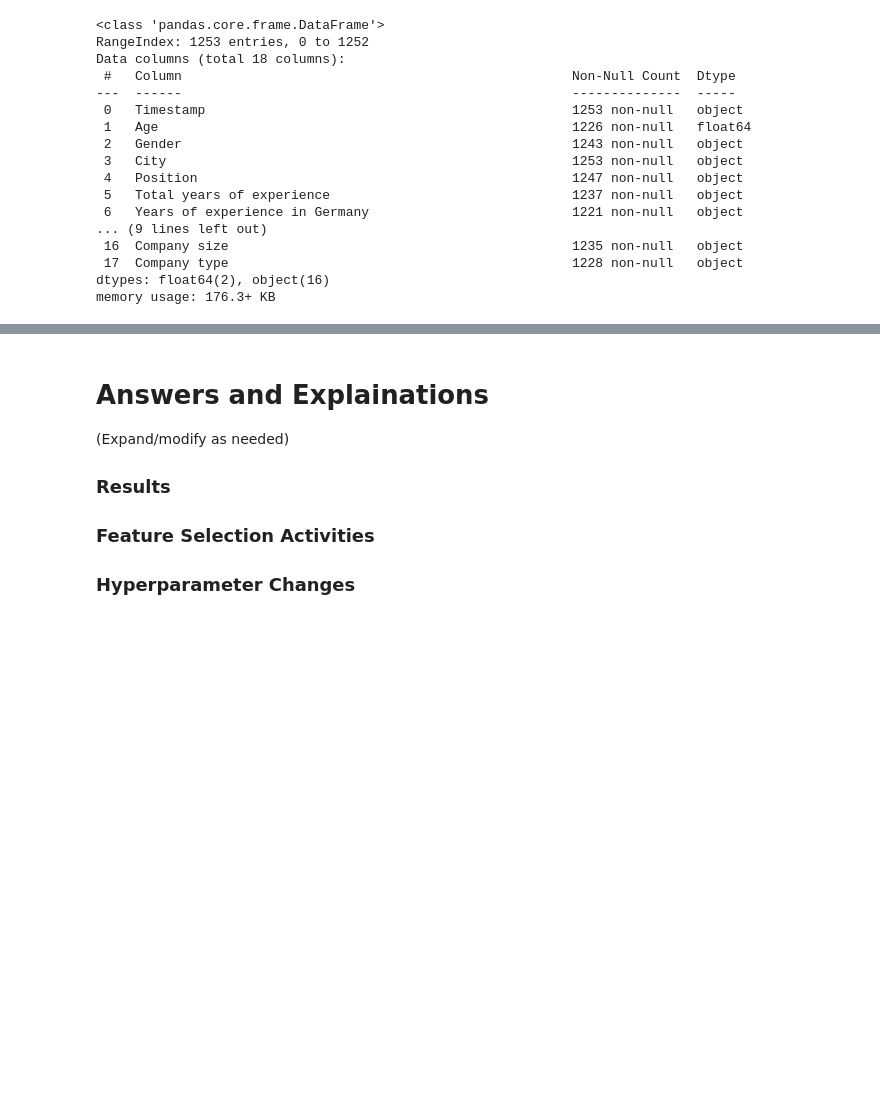
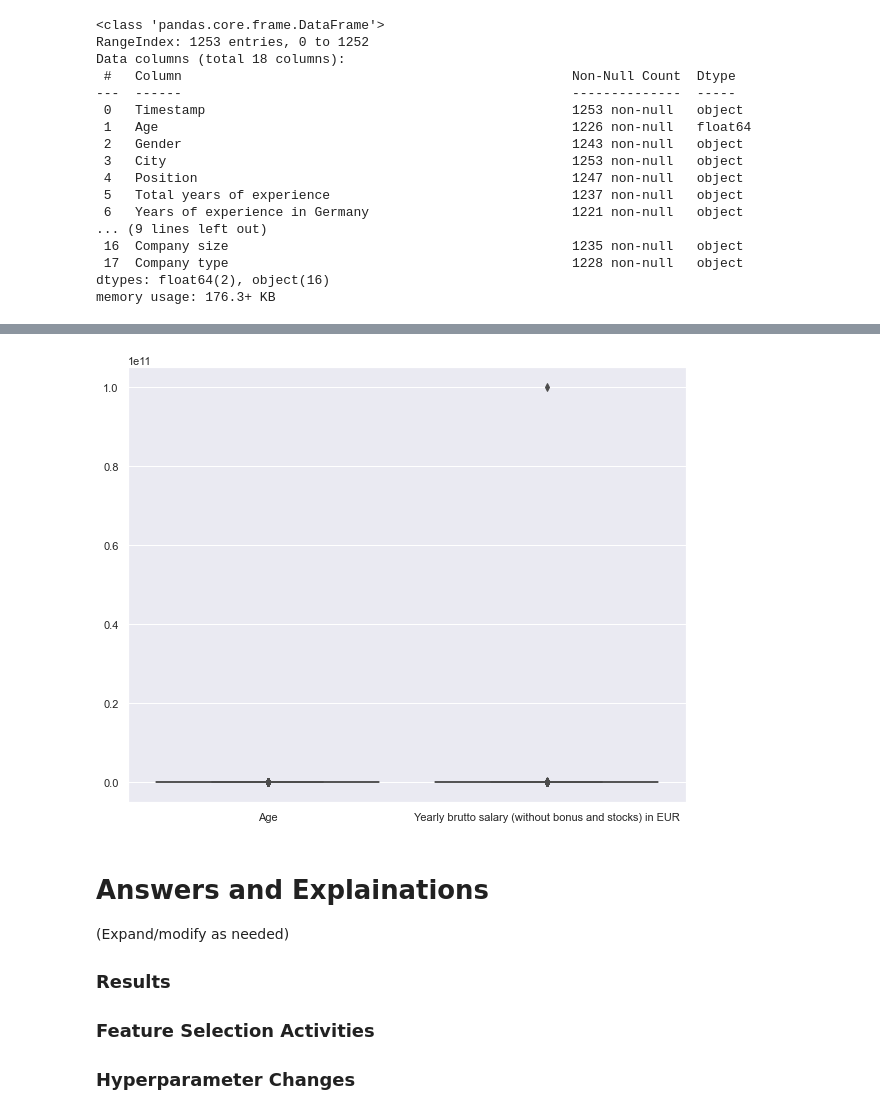
Before and after one commit to SidhST12/ItML_Asn_2_Students, a Jupyter notebook: assignment_2_start.ipynb, the cells around one changed output, grey strips where cells are left out. Cells and saved outputs as stored; diff of their text form; code cells hidden in the pictures; blank space fills up the shorter version.

```diff
--- a/assignment_2_start.ipynb
+++ b/assignment_2_start.ipynb
@@ -107,0 +207,24 @@ Name: Other technologies/programming languages you use often, Length: 562, dtype
+# %%
+#Imputing for categorical variables, filling the missing values with the mode of the data.
+df['Gender']=df['Gender'].fillna(df['Gender'].mode()[0])
+df['Position ']=df['Position '].fillna(df['Position '].mode()[0])
+df['Total years of experience']=df['Total years of experience'].fillna(df['Total years of experience'].mode()[0])
+df['Seniority level']=df['Seniority level'].fillna(df['Seniority level'].mode()[0])
+df['Your main technology / programming language']=df['Your main technology / programming language'].fillna(df['Your main technology / programming language'].mode()[0])
+df['Other technologies/programming languages you use often']=df['Other technologies/programming languages you use often'].fillna(df['Other technologies/programming languages you use often'].mode()[0])
+df['Yearly bonus + stocks in EUR']=df['Yearly bonus + stocks in EUR'].fillna(df['Yearly bonus + stocks in EUR'].mode()[0])
+df['Number of vacation days']=df['Number of vacation days'].fillna(df['Number of vacation days'].mode()[0])
+df['Employment status']=df['Employment status'].fillna(df['Employment status'].mode()[0])
+df['Сontract duration']=df['Сontract duration'].fillna(df['Сontract duration'].mode()[0])
+df['Main language at work']=df['Main language at work'].fillna(df['Main language at work'].mode()[0])
+df['Company size']=df['Company size'].fillna(df['Company size'].mode()[0])
+df['Company type']=df['Company type'].fillna(df['Company type'].mode()[0])
+# %%
+#Imputing numerical variables, filling the missing values with Mean of the data.
+df['Age']=df['Age'].fillna(df['Age'].mean())
+# %%
+# Drop the timestamp as it is irrelevant
+df=df.drop(['Timestamp'],axis=1)
+# %%
+# Drop the 'Years of experience in Germany' as it is irrelevant
+df=df.drop(['Years of experience in Germany'],axis=1)
@@ -108,3 +260,14 @@ Name: Other technologies/programming languages you use often, Length: 562, dtype
+# %%
+import seaborn as sns
+import matplotlib.pyplot as plt
+
+
+figsize=(10, 8)
+sns.set(rc={"figure.figsize": figsize})
+sns.boxplot(data=df)
+plt.show()
+# %% [output]
+[figure, added]
 # %% [markdown]
 # Answers and Explainations
 (Expand/modify as needed)
```
Also changed, not shown: parts of 14 cells of this notebook.
